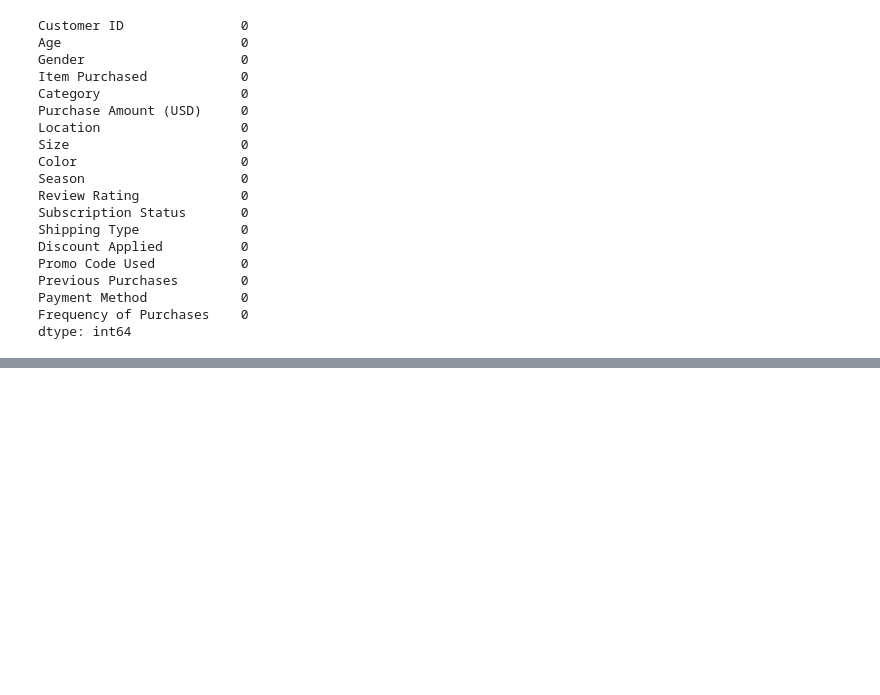
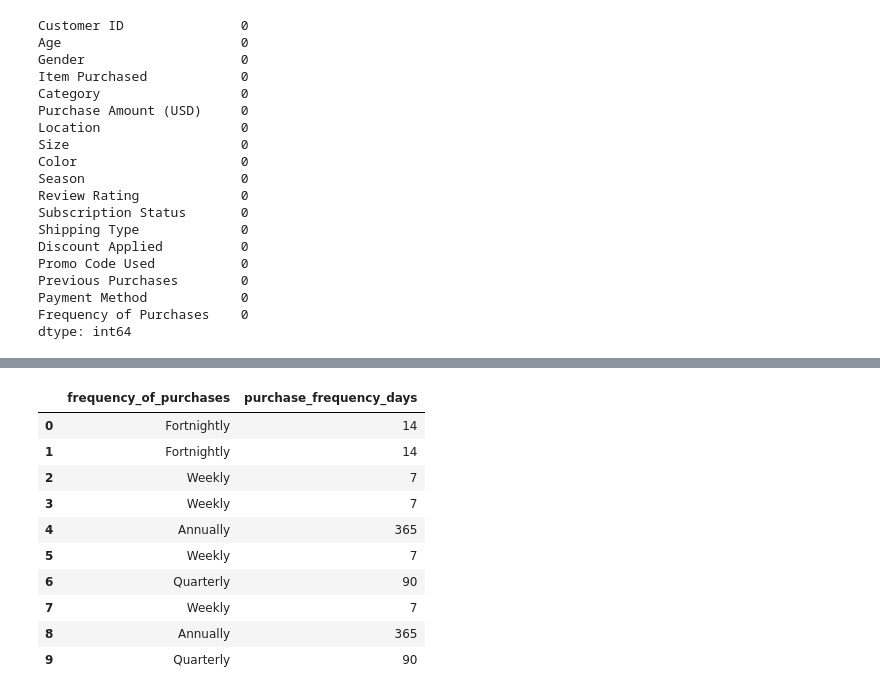
Before and after one commit to Abdullah010213/Customer_Shopping_Behavior, a Jupyter notebook: CSB_Analysis.ipynb, the cells around one changed output, grey strips where cells are left out. Saved outputs shown, nothing was run; the diff lists cells and outputs as text; code cells hidden in the pictures; blank space fills up the shorter version.

```diff
--- a/CSB_Analysis.ipynb
+++ b/CSB_Analysis.ipynb
@@ -118,0 +148,14 @@ Name: Age, dtype: float64
+# %%
+csb_data[['frequency_of_purchases', 'purchase_frequency_days']].head(10)
+# %% [output]
+|  | frequency_of_purchases | purchase_frequency_days |
+| 0 | Fortnightly | 14 |
+| 1 | Fortnightly | 14 |
+| 2 | Weekly | 7 |
+| 3 | Weekly | 7 |
+| 4 | Annually | 365 |
+| 5 | Weekly | 7 |
+| 6 | Quarterly | 90 |
+| 7 | Weekly | 7 |
+| 8 | Annually | 365 |
+| 9 | Quarterly | 90 |
```
Also changed, not shown: parts of 12 cells of this notebook.
